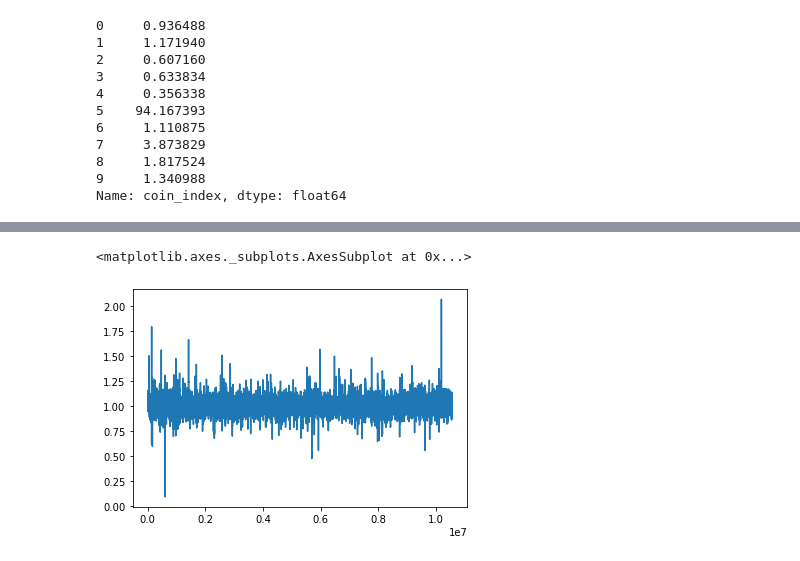
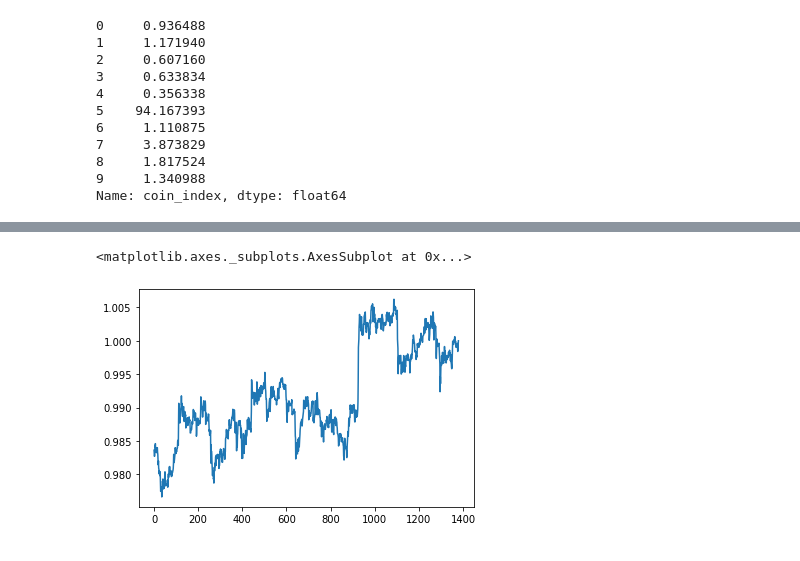
Before and after one commit to Jeongseup/DACON_BitcoinTrader, a Jupyter notebook: coin_eda.ipynb, the cells around one changed output, grey strips where cells are left out. Drawn from its saved outputs; the diff is of its cells as text; code cells hidden in the pictures.

```diff
--- a/coin_eda.ipynb
+++ b/coin_eda.ipynb
@@ -30,0 +34,2 @@ Name: coin_index, dtype: float64
+# %%
+experiment_df = coin9_df[coin9_df['sample_id'] == 0]
@@ -31,5 +59,5 @@ Name: coin_index, dtype: float64
 # %%
-train_x_df['open'].plot(kind = 'box')
+experiment_df.open.plot(kind='line')
 # %% [output]
 <matplotlib.axes._subplots.AxesSubplot at 0x...>
-[figure, old version]
+[figure, new version]
```
Also changed, not shown: parts of 14 cells of this notebook, 2 other files.
